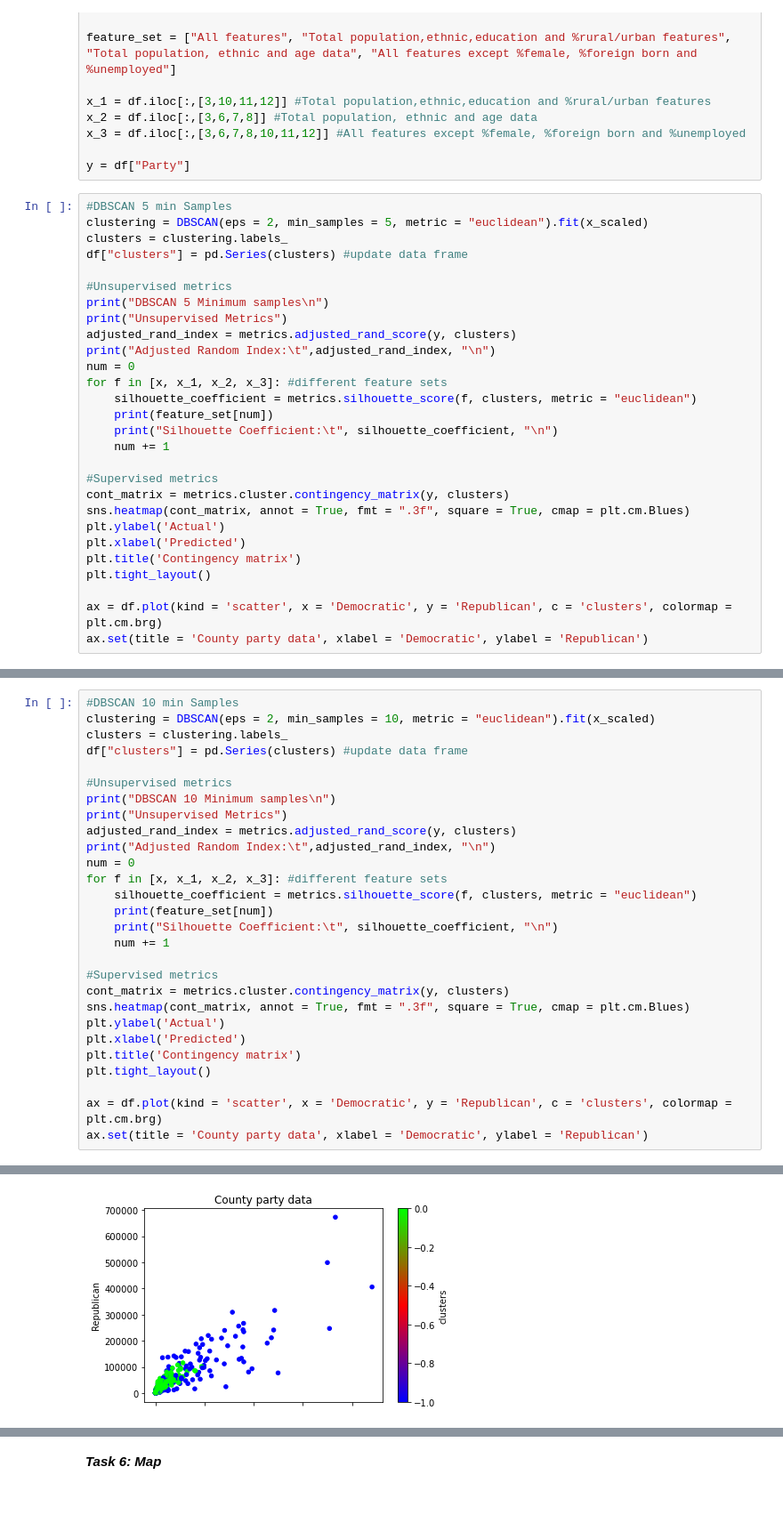
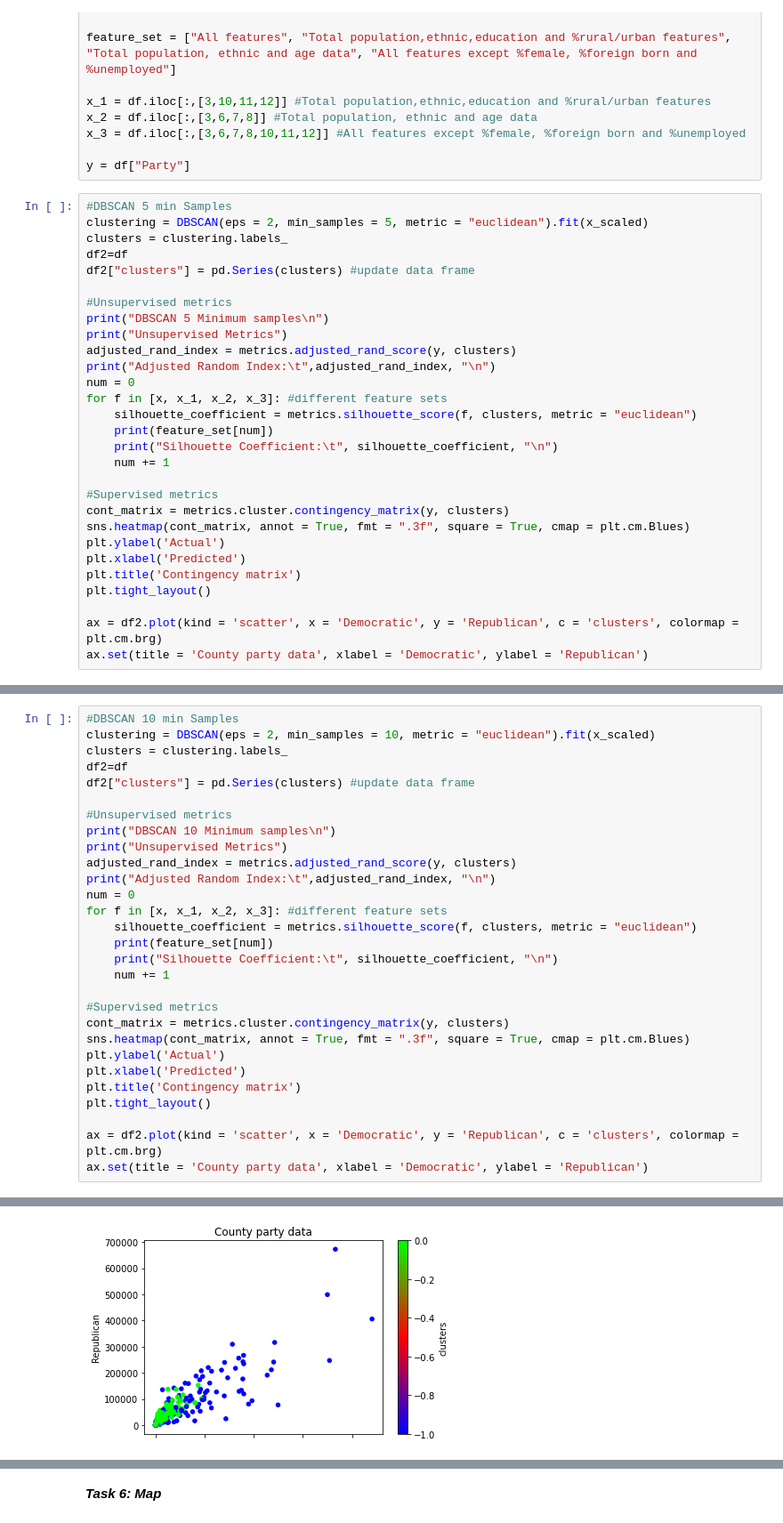
Before and after one commit to PariSolunke/cs418-project2, a Jupyter notebook: Project-2.ipynb, the cells around one changed output, grey strips where cells are left out. Shown at 89% size. Drawn from its saved outputs; the diff is of its cells as text.

```diff
--- a/Project-2.ipynb
+++ b/Project-2.ipynb
@@ -643,7 +637,8 @@ y = df["Party"]
 #DBSCAN 5 min Samples
 clustering = DBSCAN(eps = 2, min_samples = 5, metric = "euclidean").fit(x_scaled)
 clusters = clustering.labels_
-df["clusters"] = pd.Series(clusters) #update data frame
+df2=df
+df2["clusters"] = pd.Series(clusters) #update data frame
 
 #Unsupervised metrics
 print("DBSCAN 5 Minimum samples\n")
@@ -665,7 +660,7 @@ plt.xlabel('Predicted')
 plt.title('Contingency matrix')
 plt.tight_layout()
 
-ax = df.plot(kind = 'scatter', x = 'Democratic', y = 'Republican', c = 'clusters', colormap = plt.cm.brg)
+ax = df2.plot(kind = 'scatter', x = 'Democratic', y = 'Republican', c = 'clusters', colormap = plt.cm.brg)
 ax.set(title = 'County party data', xlabel = 'Democratic', ylabel = 'Republican')
 # %% [output]
 DBSCAN 5 Minimum samples
@@ -693,7 +688,8 @@ Silhouette Coefficient:  0.11985043796071204
 #DBSCAN 10 min Samples
 clustering = DBSCAN(eps = 2, min_samples = 10, metric = "euclidean").fit(x_scaled)
 clusters = clustering.labels_
-df["clusters"] = pd.Series(clusters) #update data frame
+df2=df
+df2["clusters"] = pd.Series(clusters) #update data frame
 
 #Unsupervised metrics
 print("DBSCAN 10 Minimum samples\n")
@@ -715,7 +711,7 @@ plt.xlabel('Predicted')
 plt.title('Contingency matrix')
 plt.tight_layout()
 
-ax = df.plot(kind = 'scatter', x = 'Democratic', y = 'Republican', c = 'clusters', colormap = plt.cm.brg)
+ax = df2.plot(kind = 'scatter', x = 'Democratic', y = 'Republican', c = 'clusters', colormap = plt.cm.brg)
 ax.set(title = 'County party data', xlabel = 'Democratic', ylabel = 'Republican')
 # %% [output]
 DBSCAN 10 Minimum samples
@@ -737,8 +733,8 @@ Silhouette Coefficient:  0.4299929689977308
 [Text(0.5, 1.0, 'County party data'),
  Text(0.5, 0, 'Democratic'),
  Text(0, 0.5, 'Republican')]
 [figure]
-[figure, old version]
+[figure, new version]
 # %%
 #Various Feature sets
 #KMeans clustering 1 iteration, 2n clusters, random initialization
```
Also changed, not shown: parts of 21 cells of this notebook, 1 other file.
